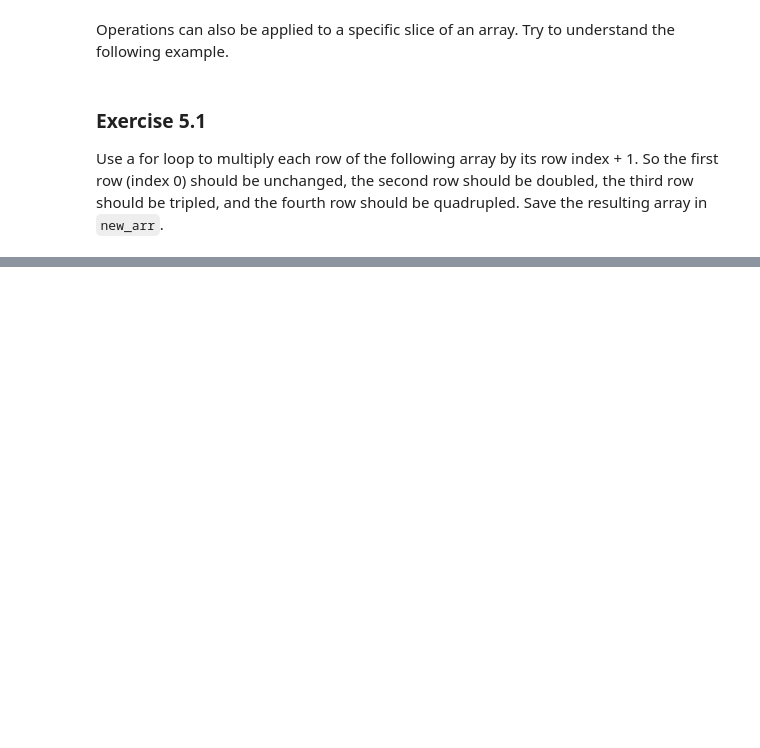
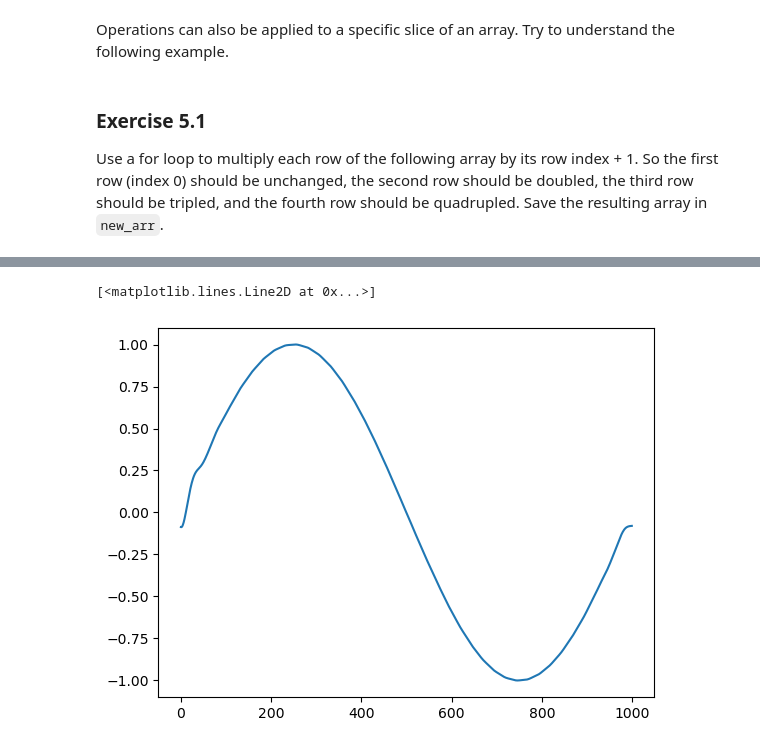
Before and after one commit to jeremyschroeter/Neuro301-Coding-Kit, a Jupyter notebook: workspace.ipynb, the cells around one changed output, grey strips where cells are left out. Drawn from its saved outputs; the diff is of its cells as text; code cells hidden in the pictures; blank space fills up the shorter version.

```diff
--- a/workspace.ipynb
+++ b/workspace.ipynb
@@ -252,0 +273,15 @@ print(new_arr)
+# %%
+def butter_lowpass_filter(data, cutoff, fs, order=5):
+    nyq = 0.5 * fs  # Nyquist Frequency
+    normal_cutoff = cutoff / nyq
+    b, a = butter(order, normal_cutoff, btype='low', analog=False)
+    y = filtfilt(b, a, data)
+    return y
+
+# Applying the filter to data
+filtered_data = butter_lowpass_filter(data, cutoff, fs, order=5)
+# %%
+plt.plot(filtered_data)
+# %% [output]
+[<matplotlib.lines.Line2D at 0x...>]
+[figure, added]
```
Also changed, not shown: parts of 2 cells of this notebook, 1 other file.
